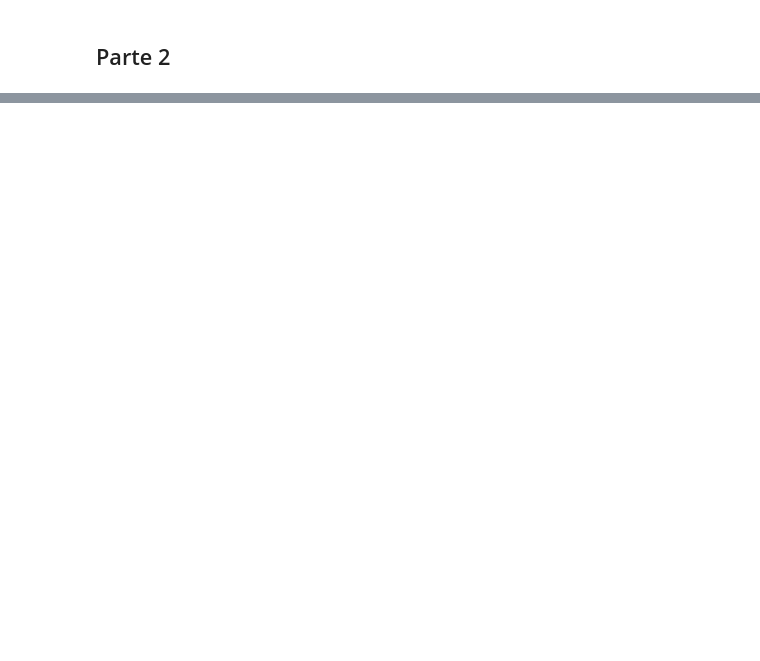
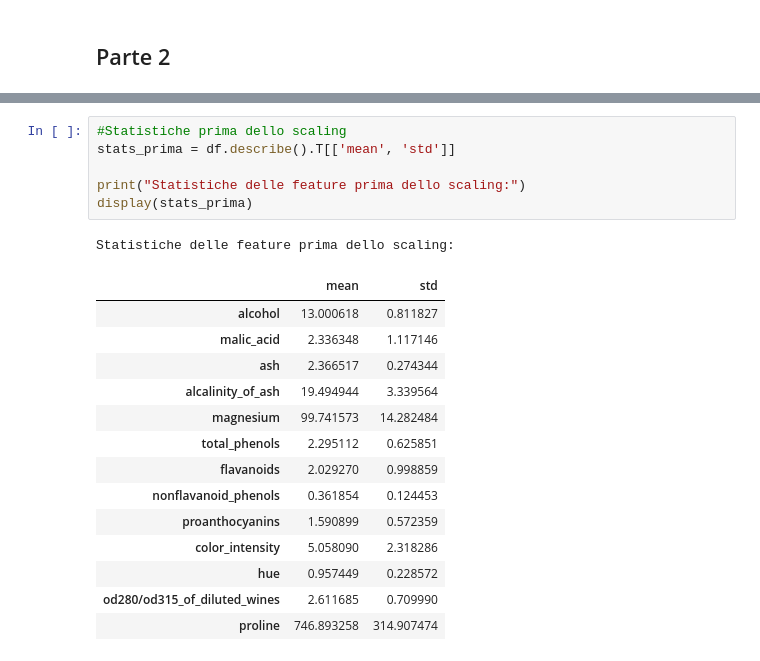
Before and after one commit to Nefaryan/Python, a Jupyter notebook: EserciziSkLearn.ipynb, the cells around one changed output, grey strips where cells are left out. Cells and saved outputs as stored; diff of their text form; blank space fills up the shorter version.

```diff
--- a/EserciziSkLearn.ipynb
+++ b/EserciziSkLearn.ipynb
@@ -166,0 +235,22 @@ plt.show()
+# %%
+#Statistiche prima dello scaling
+stats_prima = df.describe().T[['mean', 'std']]
+
+print("Statistiche delle feature prima dello scaling:")
+display(stats_prima)
+# %% [output]
+Statistiche delle feature prima dello scaling:
+|  | mean | std |
+| alcohol | 13.000618 | 0.811827 |
+| malic_acid | 2.336348 | 1.117146 |
+| ash | 2.366517 | 0.274344 |
+| alcalinity_of_ash | 19.494944 | 3.339564 |
+| magnesium | 99.741573 | 14.282484 |
+| total_phenols | 2.295112 | 0.625851 |
+| flavanoids | 2.029270 | 0.998859 |
+| nonflavanoid_phenols | 0.361854 | 0.124453 |
+| proanthocyanins | 1.590899 | 0.572359 |
+| color_intensity | 5.058090 | 2.318286 |
+| hue | 0.957449 | 0.228572 |
+| od280/od315_of_diluted_wines | 2.611685 | 0.709990 |
+| proline | 746.893258 | 314.907474 |
```
Also changed, not shown: parts of 20 cells of this notebook, 9 other files.
